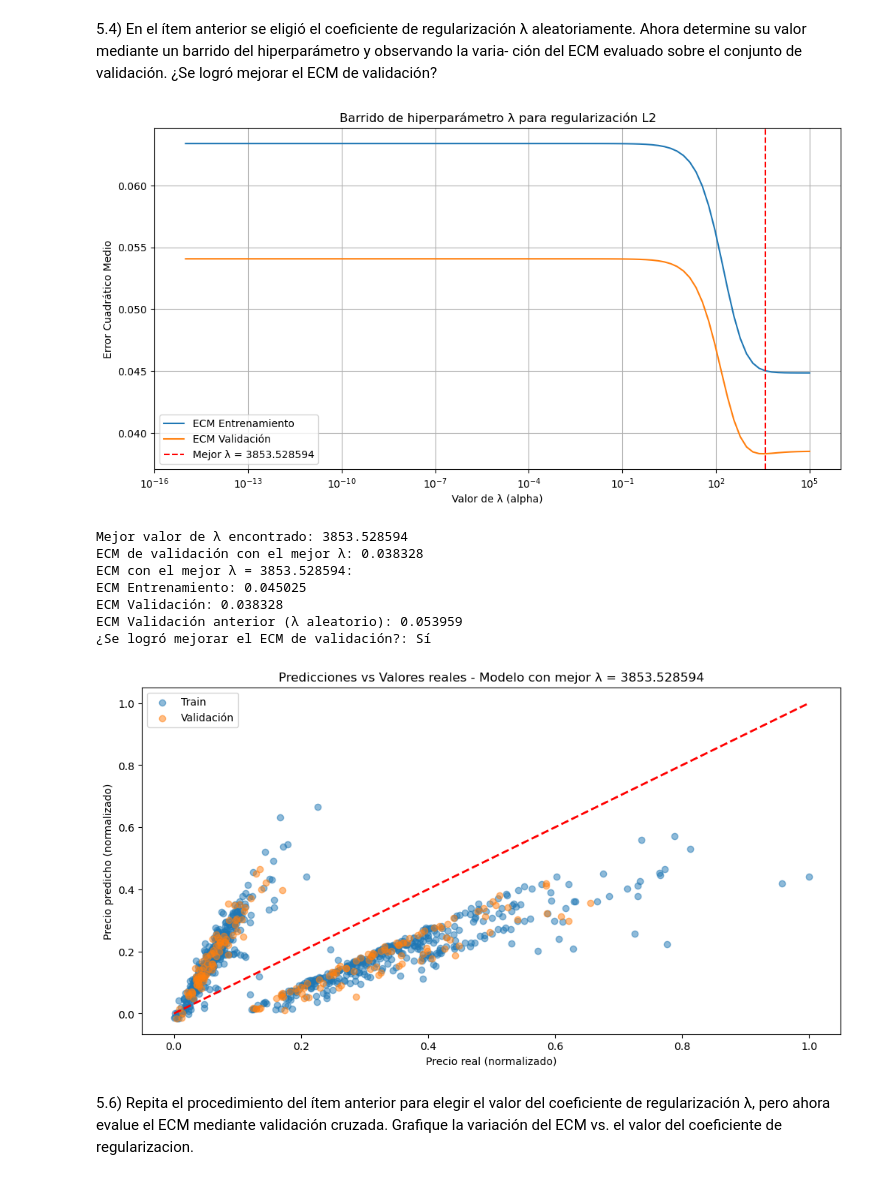
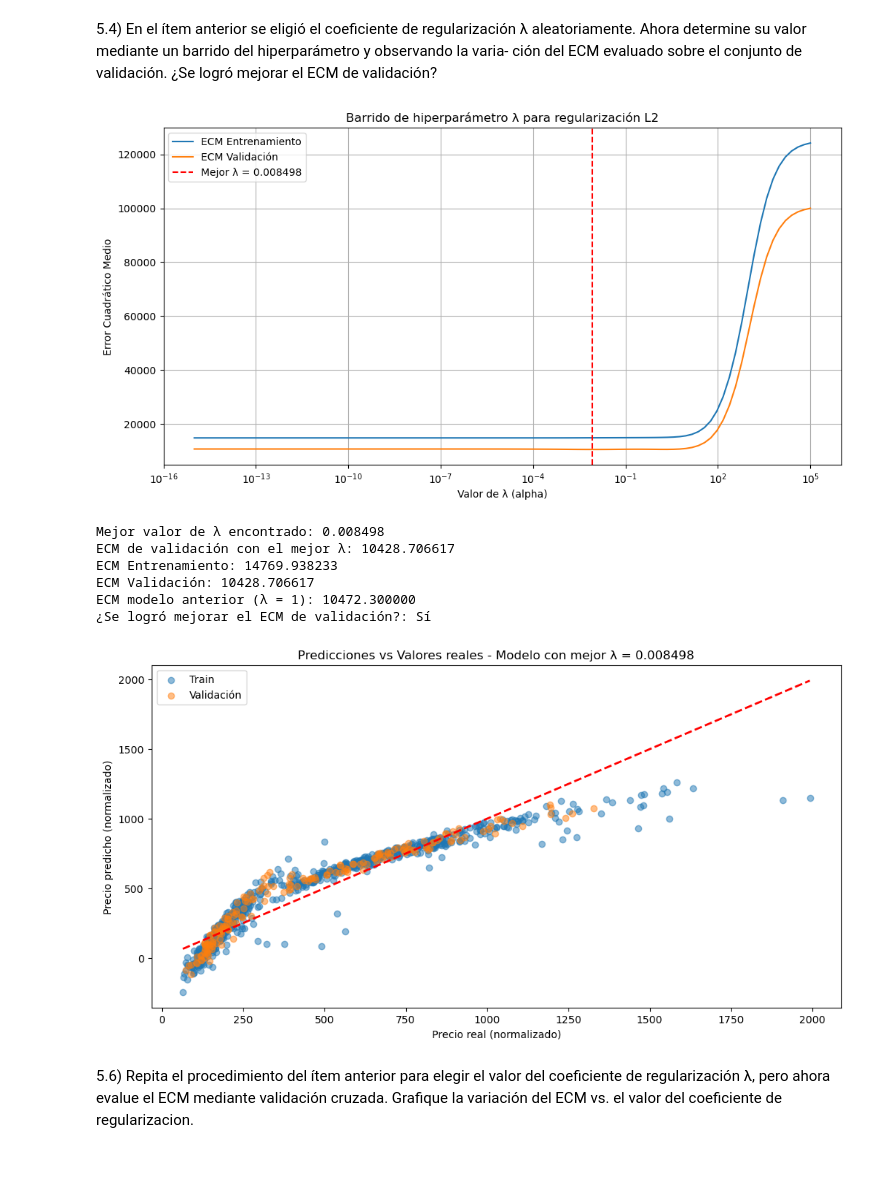
Before and after one commit to mattemusacchio/ML, a Jupyter notebook: tp1/notebooks/Entrega_TP1.ipynb, the cells around one changed output. Saved outputs shown, nothing was run; the diff lists cells and outputs as text; code cells hidden in the pictures.

```diff
--- a/tp1/notebooks/Entrega_TP1.ipynb
+++ b/tp1/notebooks/Entrega_TP1.ipynb
@@ -1136,6 +1189,18 @@ determine su valor mediante un barrido del hiperparámetro y observando la varia
 ción del ECM evaluado sobre el conjunto de validación. ¿Se logró mejorar el ECM de
 validación?
 # %%
+train_df_norm = pd.read_csv('../data/processed/train_df_fe_normalized.csv')
+val_df_norm = pd.read_csv('../data/processed/val_df__fe_normalized.csv')
+
+# Seleccionar todas las columnas excepto 'price' como características
+features = [col for col in train_df_norm.columns if col != 'price']
+
+X_train = train_df_norm[features]
+y_train = train_df_norm['price']
+X_val = val_df_norm[features]
+y_val = val_df_norm['price']
+
+
 # Realizamos un barrido de hiperparámetros para encontrar el mejor valor de lambda (α)
 lambdas = np.logspace(-15, 5, 100)  # Valores de lambda desde 10^-5 hasta 10^5
 train_errors = []
@@ -1182,44 +1247,42 @@ print(f"ECM de validación con el mejor λ: {best_val_mse:.6f}")
 
 
 # Entrenamos el modelo con cada valor de lambda
 mejor_modelo_l2 = LinearRegression(X_train, y_train,l2=best_lambda)
 mejor_modelo_l2.fit_normal_equation()
 
 
 # Evaluamos el modelo con el mejor lambda
 y_pred_train_mejor = mejor_modelo_l2.predict(X_train)
 y_pred_val_mejor = mejor_modelo_l2.predict(X_val)
 
 # Calculamos el ECM para el mejor modelo
 train_mse_mejor = MSE(y_train, y_pred_train_mejor)
 val_mse_mejor = MSE(y_val, y_pred_val_mejor)
 
-print(f"ECM con el mejor λ = {best_lambda:.6f}:")
 print(f"ECM Entrenamiento: {train_mse_mejor:.6f}")
 print(f"ECM Validación: {val_mse_mejor:.6f}")
-print(f"ECM Validación anterior (λ aleatorio): {mse_val_l2:.6f}")
-print(f"¿Se logró mejorar el ECM de validación?: {'Sí' if val_mse_mejor < mse_val_l2 else 'No'}")
+print(f"ECM modelo anterior (λ = 1): {10472.3:.6f}")
+print(f"¿Se logró mejorar el ECM de validación?: {'Sí' if val_mse_mejor < 10472.3 else 'No'}")
 
 # Visualizamos las predicciones con el mejor modelo
 plt.figure(figsize=(12, 6))
 plt.scatter(y_train, y_pred_train_mejor, alpha=0.5, label='Train')
 plt.scatter(y_val, y_pred_val_mejor, alpha=0.5, label='Validación')
 plt.plot([y_train.min(), y_train.max()], [y_train.min(), y_train.max()], 'r--', lw=2)
 plt.xlabel('Precio real (normalizado)')
 plt.ylabel('Precio predicho (normalizado)')
 plt.title(f'Predicciones vs Valores reales - Modelo con mejor λ = {best_lambda:.6f}')
 plt.legend()
 plt.show()
 # %% [output]
-[figure, old version]
+[figure, new version]
-Mejor valor de λ encontrado: 3853.528594
-ECM de validación con el mejor λ: 0.038328
-ECM con el mejor λ = 3853.528594:
-ECM Entrenamiento: 0.045025
-ECM Validación: 0.038328
-ECM Validación anterior (λ aleatorio): 0.053959
+Mejor valor de λ encontrado: 0.008498
+ECM de validación con el mejor λ: 10428.706617
+ECM Entrenamiento: 14769.938233
+ECM Validación: 10428.706617
+ECM modelo anterior (λ = 1): 10472.300000
 ¿Se logró mejorar el ECM de validación?: Sí
-[figure, old version]
+[figure, new version]
 # %% [markdown]
 5.6) Repita el procedimiento del ítem anterior para elegir el valor del coeficiente de regularización λ, pero ahora evalue el ECM mediante validación cruzada. Grafique la variación
 del ECM vs. el valor del coeficiente de regularizacion.
```
Also changed, not shown: parts of 20 cells of this notebook, 6 other files.
